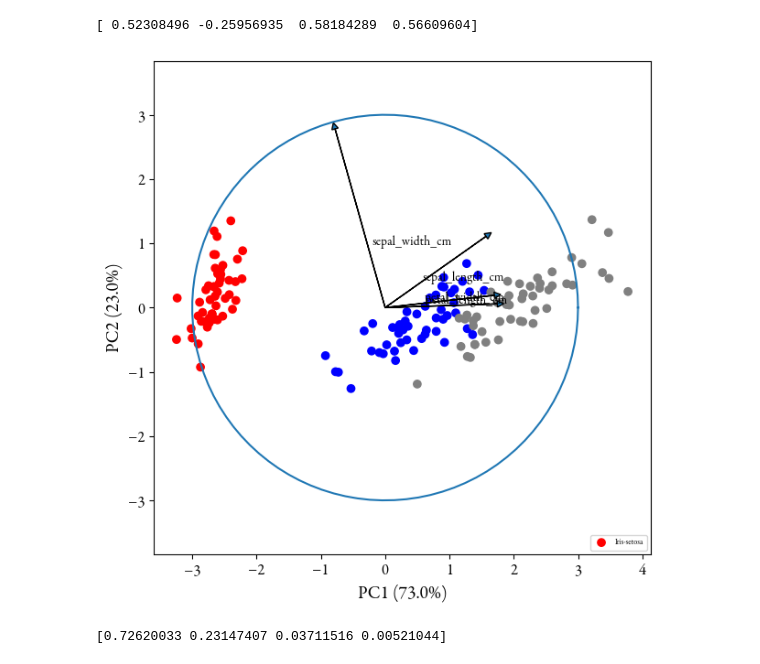
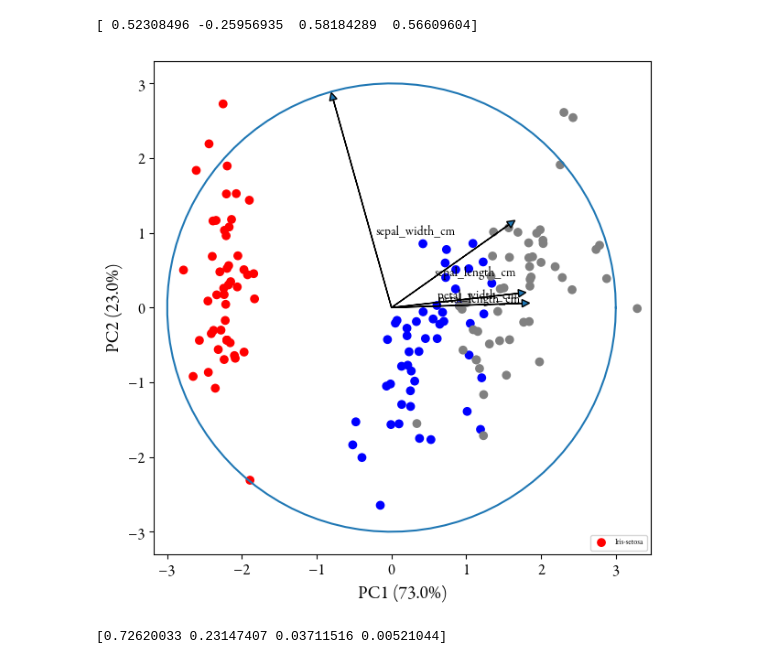
Before and after one commit to RMorana/DU_Data, a Jupyter notebook: DimReduc.ipynb, the cells around one changed output. Saved outputs shown, nothing was run; the diff lists cells and outputs as text; code cells hidden in the pictures.

```diff
--- a/DimReduc.ipynb
+++ b/DimReduc.ipynb
@@ -203,7 +213,7 @@ sepal_width_cm__petal_width_cm   -0.350733  1.158174e-05
 # %%
 # Projet 1. Q5.
 
-# n_components = 4
+n_components = 4
 
 # Do the PCA
 pca = PCA(n_components=n_components)
@@ -212,17 +222,6 @@ reduced = pca.fit_transform(df_iris_cr[["sepal_length_cm","sepal_width_cm","peta
 # Append the principle components for each entry to the dataframe
 for i in range(0, n_components):
     df_iris_cr['PC' + str(i + 1)] = reduced[:, i]
-
-# Show the points in terms of the first two PCs
-#g = sns.lmplot(data=df_iris_cr,
-#               x='PC1',
-#               y='PC2',
-#               hue='iris_class',
-#               fit_reg=False,
-#              scatter=True)
-#plt.xlabel("Dimension 1 (" + str(round(pca.explained_variance_ratio_[0],2)*100) + "%)", font=garamond_font,fontsize=14)
-#plt.ylabel("Dimension 2 (" + str(round(pca.explained_variance_ratio_[1],2)*100) + "%)", font=garamond_font,fontsize=14)
-#plt.show()
 
 # Plot a variable factor map for the first two dimensions.
 (fig, ax) = plt.subplots(figsize=(8, 8))
@@ -261,35 +260,35 @@ reduced = pca.fit_transform(df_iris_cr[["sepal_length_cm","sepal_width_cm","peta
 
 # Affichage des données avec 2 composantes principales
 labels = ["Iris-setosa","Iris-versicolor","Iris-virginica"]
 fig = plt.figure(figsize=(7,7))
 ax = fig.add_subplot()
 colors={"Iris-setosa":"red","Iris-versicolor":"blue","Iris-virginica":"grey"}
-sctt=ax.scatter(x=df[0],y=df[1], c=df_iris_cr["iris_class"].map(colors))
+sctt=ax.scatter(x=df_iris_cr["PC1"],y=df_iris_cr["PC2"], c=df_iris_cr["iris_class"].map(colors))
 plt.xticks(fontsize=12)
 plt.yticks(fontsize=12)
 
 plt.xlabel("PC1 (" + str(round(pca.explained_variance_ratio_[0],2)*100) + "%)", fontsize=14)
 plt.ylabel("PC2 (" + str(round(pca.explained_variance_ratio_[1],2)*100) + "%)", fontsize=14)
 ax.legend(labels=labels,loc='lower right', prop={'size':6})
 
 # Plot a variable factor map for the first two dimensions.
 for i in range(0, pca.components_.shape[1]):
     ax.arrow(0,
              0,  # Start the arrow at the origin
              3*pca.components_[0, i],  #0 for PC1
              3*pca.components_[1, i],  #1 for PC2
              head_width=0.1,
              head_length=0.1)
 
     plt.text(pca.components_[0, i] + 0.05,
              pca.components_[1, i] + 0.05,
              df_iris_cr2.columns.values[i])
 an = np.linspace(0, 2 * np.pi, 100)
 ax = plt.plot(3*np.cos(an), 3*np.sin(an))  # Add a unit circle for scale
 plt.axis('equal')
 plt.show()
 # %% [output]
-[figure, old version]
+[figure, new version]
 # %%
 # Projet 1. Q7.
 
```
Also changed, not shown: parts of 12 cells of this notebook.
